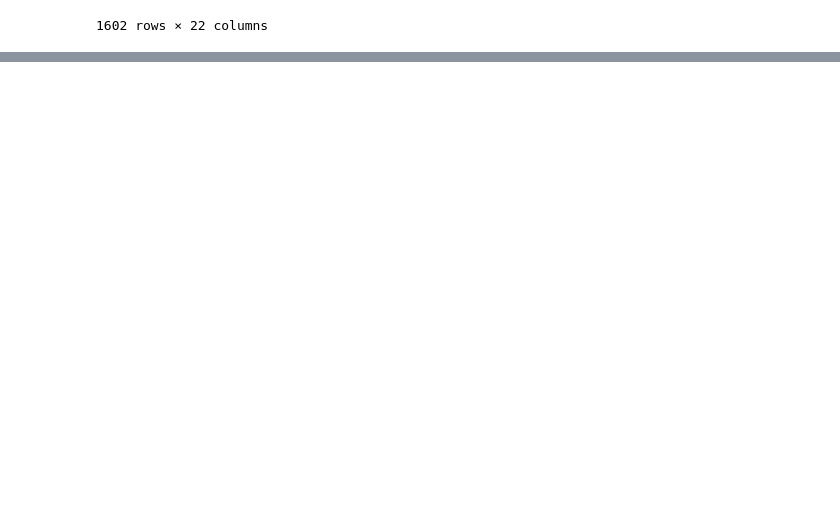
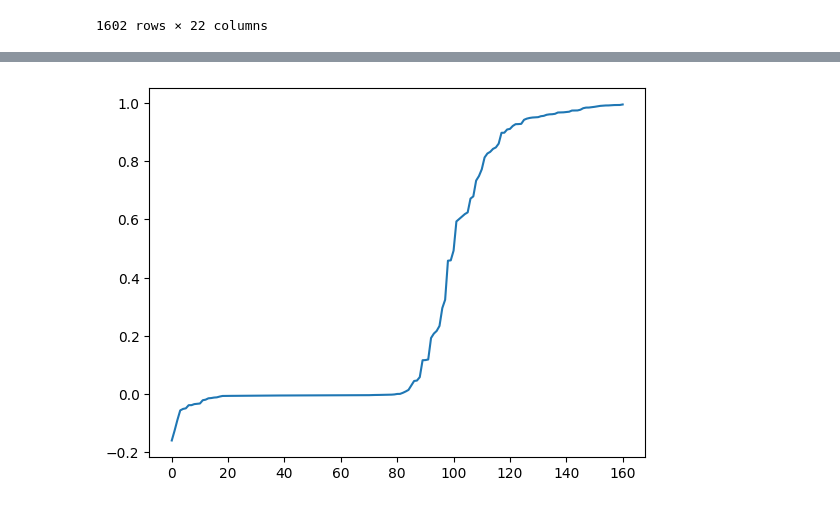
Before and after one commit to F4llis/metabo_tools, a Jupyter notebook: peak_annotation_train.ipynb, the cells around one changed output, grey strips where cells are left out. Cells and saved outputs as stored; diff of their text form; code cells hidden in the pictures; blank space fills up the shorter version.

Commit message:
add visualisation back

```diff
--- a/peak_annotation_train.ipynb
+++ b/peak_annotation_train.ipynb
@@ -41,7 +41,7 @@ mz_clarkii10 = data_folder + 'AclarkiiT0I10ctrl.mzML'
 peak_viridis= data_folder + 'viridis_BEHamide_peaks.csv' # data with peak: mz, rt, Y/N
 mz_viridis = data_folder + 'viridisT0I2.mzML'
 
-pickle_path = './pickle_training.npy'
+pickle_path = './output/pickle_training.npy'
 # %%
 save_np = False
 if save_np == True:
@@ -375,0 +347,3 @@ INFO:tensorflow:Assets written to: output/model_peak_1665059896/assets
+# %%
+new_model = tf.keras.models.load_model('output/model_peak_1665060139/')
+new_model.summary()
@@ -376,4 +375,7 @@ INFO:tensorflow:Assets written to: output/model_peak_1665059896/assets
 # %%
-pre_raw = model.predict([ mats['test'][0], mats['test'][1], mats['test'][2]])
 
-pre = [1 if  pr > 0.5 else 0 for pr in pre_raw ]
+
+pre_raw = new_model.predict([mats['test'][0], mats['test'][1], mats['test'][2]])
+plt.plot(sorted(pre_raw[0]))
+plt.show()
+# %% [output]
@@ -379,0 +383 @@ pre = [1 if  pr > 0.5 else 0 for pr in pre_raw ]
+[figure, added]
```
Also changed, not shown: parts of 14 cells of this notebook.
